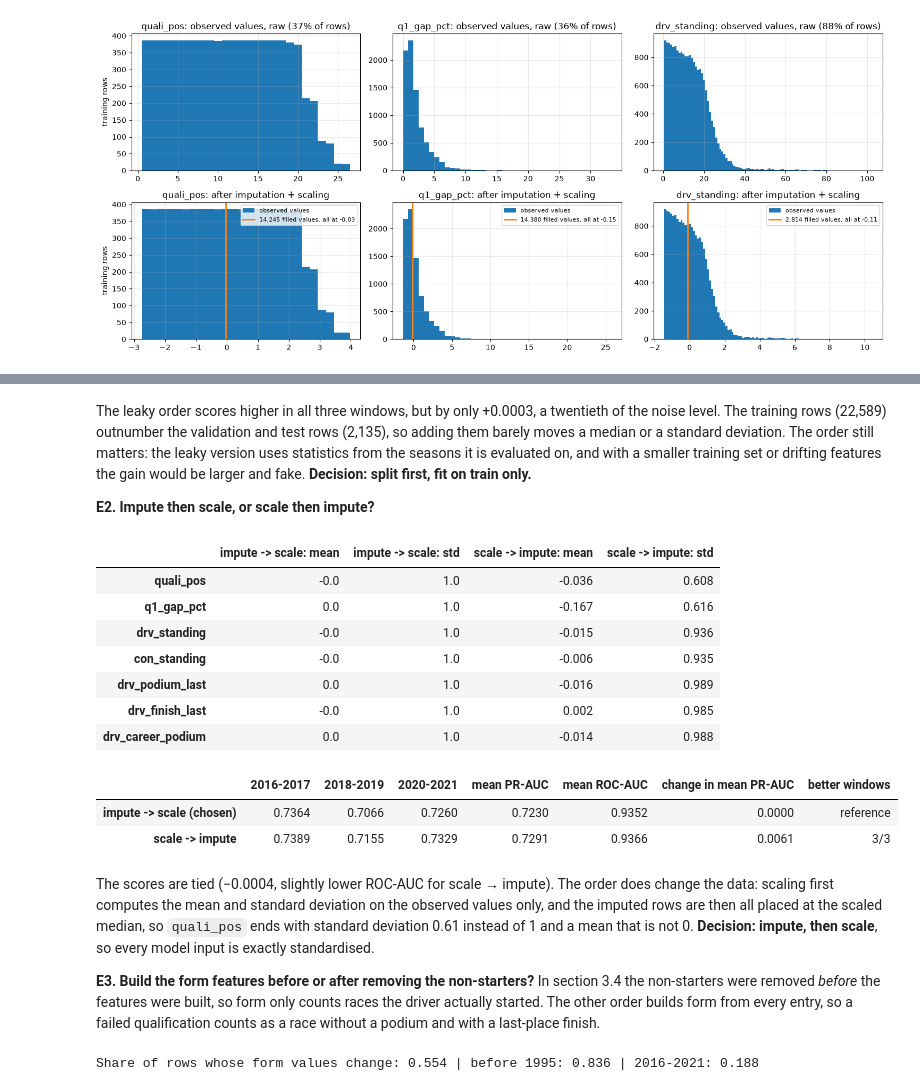
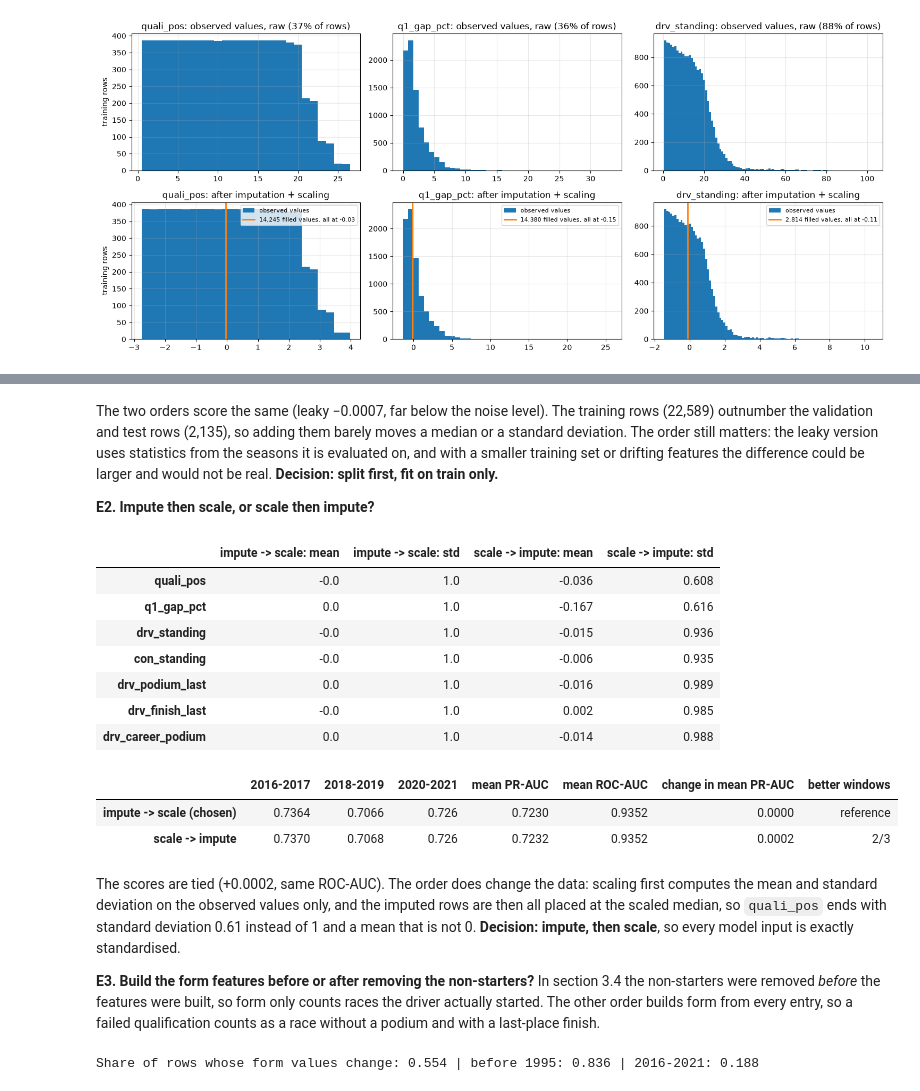
Before and after one commit to HamadaTamer/AI-Tools-Lab-F1-Project, a Jupyter notebook: F1_podium_prediction.ipynb, the cells around one changed output, grey strips where cells are left out. Saved outputs shown, nothing was run; the diff lists cells and outputs as text; code cells hidden in the pictures.

```diff
--- a/F1_podium_prediction.ipynb
+++ b/F1_podium_prediction.ipynb
@@ -2496,36 +2492,36 @@ compare({
 # %% [markdown]
-The leaky order scores higher in all three windows, but by only +0.0003, a twentieth of the noise level. The training rows (22,589) outnumber the validation and test rows (2,135), so adding them barely moves a median or a standard deviation. The order still matters: the leaky version uses statistics from the seasons it is evaluated on, and with a smaller training set or drifting features the gain would be larger and fake. **Decision: split first, fit on train only.**
+The two orders score the same (leaky −0.0007, far below the noise level). The training rows (22,589) outnumber the validation and test rows (2,135), so adding them barely moves a median or a standard deviation. The order still matters: the leaky version uses statistics from the seasons it is evaluated on, and with a smaller training set or drifting features the difference could be larger and would not be real. **Decision: split first, fit on train only.**
 
 **E2. Impute then scale, or scale then impute?**
 # %%
 def make_lr_scale_first():
-    return make_pipeline(StandardScaler(), SimpleImputer(strategy='median', add_indicator=True), LogisticRegression(max_iter=2000))
+    return make_pipeline(StandardScaler(), SimpleImputer(strategy='median'), LogisticRegression(max_iter=2000))
 
 
-scale_first = make_pipeline(StandardScaler(), SimpleImputer(strategy='median', add_indicator=True)).fit(train_rows[SELECTED])
+scale_first = make_pipeline(StandardScaler(), SimpleImputer(strategy='median')).fit(train_rows[SELECTED])
 Z_scale_first = transform_to_frame(scale_first, train_rows[SELECTED])
 display(pd.DataFrame({
     'impute -> scale: mean': Z_train[SELECTED].mean(), 'impute -> scale: std': Z_train[SELECTED].std(),
     'scale -> impute: mean': Z_scale_first[SELECTED].mean(), 'scale -> impute: std': Z_scale_first[SELECTED].std(),
 }).loc[lambda t: t['impute -> scale: std'].round(3) != t['scale -> impute: std'].round(3)].round(3))
 compare({
     'impute -> scale (chosen)': score_windows(features, SELECTED),
     'scale -> impute': score_windows(features, SELECTED, make_lr_scale_first),
 })
 # %% [output]
 |  | impute -> scale: mean | impute -> scale: std | scale -> impute: mean | scale -> impute: std |
 | quali_pos | -0.0 | 1.0 | -0.036 | 0.608 |
 | q1_gap_pct | 0.0 | 1.0 | -0.167 | 0.616 |
 | drv_standing | -0.0 | 1.0 | -0.015 | 0.936 |
 | con_standing | -0.0 | 1.0 | -0.006 | 0.935 |
 | drv_podium_last | 0.0 | 1.0 | -0.016 | 0.989 |
 | drv_finish_last | -0.0 | 1.0 | 0.002 | 0.985 |
 | drv_career_podium | 0.0 | 1.0 | -0.014 | 0.988 |
 |  | 2016-2017 | 2018-2019 | 2020-2021 | mean PR-AUC | mean ROC-AUC | change in mean PR-AUC | better windows |
-| impute -> scale (chosen) | 0.7364 | 0.7066 | 0.7260 | 0.7230 | 0.9352 | 0.0000 | reference |
-| scale -> impute | 0.7389 | 0.7155 | 0.7329 | 0.7291 | 0.9366 | 0.0061 | 3/3 |
+| impute -> scale (chosen) | 0.7364 | 0.7066 | 0.726 | 0.7230 | 0.9352 | 0.0000 | reference |
+| scale -> impute | 0.7370 | 0.7068 | 0.726 | 0.7232 | 0.9352 | 0.0002 | 2/3 |
 # %% [markdown]
-The scores are tied (−0.0004, slightly lower ROC-AUC for scale → impute). The order does change the data: scaling first computes the mean and standard deviation on the observed values only, and the imputed rows are then all placed at the scaled median, so `quali_pos` ends with standard deviation 0.61 instead of 1 and a mean that is not 0. **Decision: impute, then scale**, so every model input is exactly standardised.
+The scores are tied (+0.0002, same ROC-AUC). The order does change the data: scaling first computes the mean and standard deviation on the observed values only, and the imputed rows are then all placed at the scaled median, so `quali_pos` ends with standard deviation 0.61 instead of 1 and a mean that is not 0. **Decision: impute, then scale**, so every model input is exactly standardised.
 
 **E3. Build the form features before or after removing the non-starters?** In section 3.4 the non-starters were removed *before* the features were built, so form only counts races the driver actually started. The other order builds form from every entry, so a failed qualification counts as a race without a podium and with a last-place finish.
 # %%
```
Also changed, not shown: parts of 50 cells of this notebook, 16 other files.
